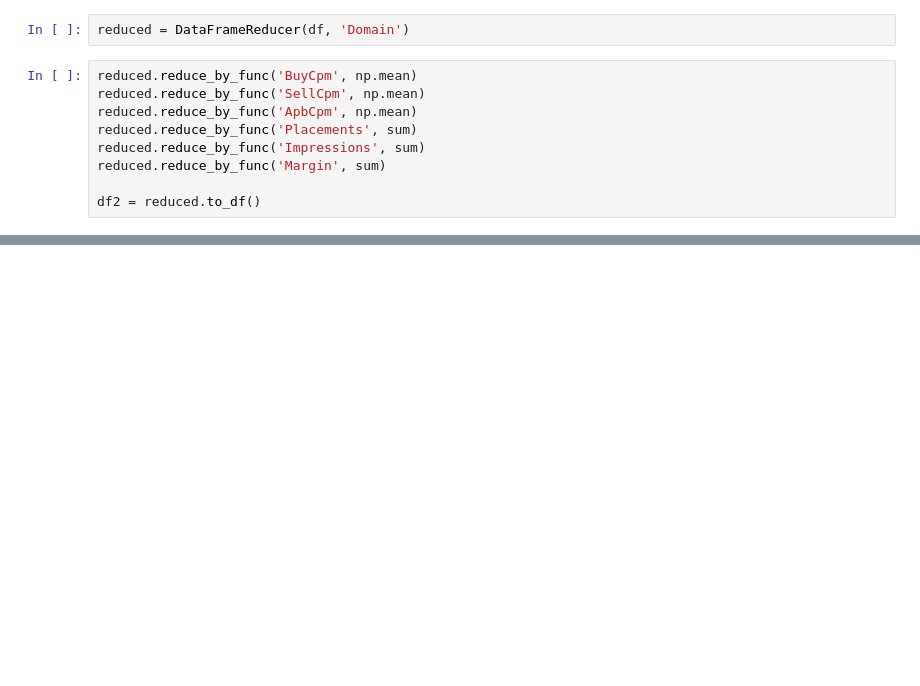
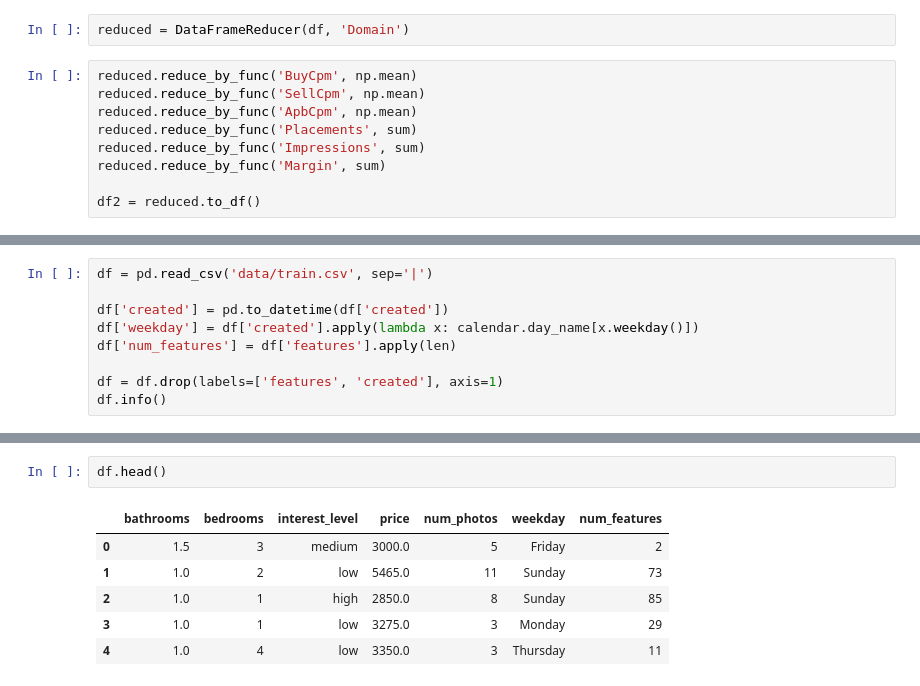
Before and after one commit to dsakovych/Data-Science, a Jupyter notebook: Python data manipulations.ipynb, the cells around one changed output, grey strips where cells are left out. Saved outputs shown, nothing was run; the diff lists cells and outputs as text; blank space fills up the shorter version.

```diff
--- a/Python data manipulations.ipynb
+++ b/Python data manipulations.ipynb
@@ -112,0 +141,9 @@ Dataframe size 1402x7
+# %%
+df = pd.read_csv('data/train.csv', sep='|')
+
+df['created'] = pd.to_datetime(df['created'])
+df['weekday'] = df['created'].apply(lambda x: calendar.day_name[x.weekday()])
+df['num_features'] = df['features'].apply(len)
+
+df = df.drop(labels=['features', 'created'], axis=1)
+df.info()
@@ -112,0 +163,9 @@ Dataframe size 1402x7
+# %%
+df.head()
+# %% [output]
+|  | bathrooms | bedrooms | interest_level | price | num_photos | weekday | num_features |
+| 0 | 1.5 | 3 | medium | 3000.0 | 5 | Friday | 2 |
+| 1 | 1.0 | 2 | low | 5465.0 | 11 | Sunday | 73 |
+| 2 | 1.0 | 1 | high | 2850.0 | 8 | Sunday | 85 |
+| 3 | 1.0 | 1 | low | 3275.0 | 3 | Monday | 29 |
+| 4 | 1.0 | 4 | low | 3350.0 | 3 | Thursday | 11 |
```
Also changed, not shown: parts of 21 cells of this notebook.
